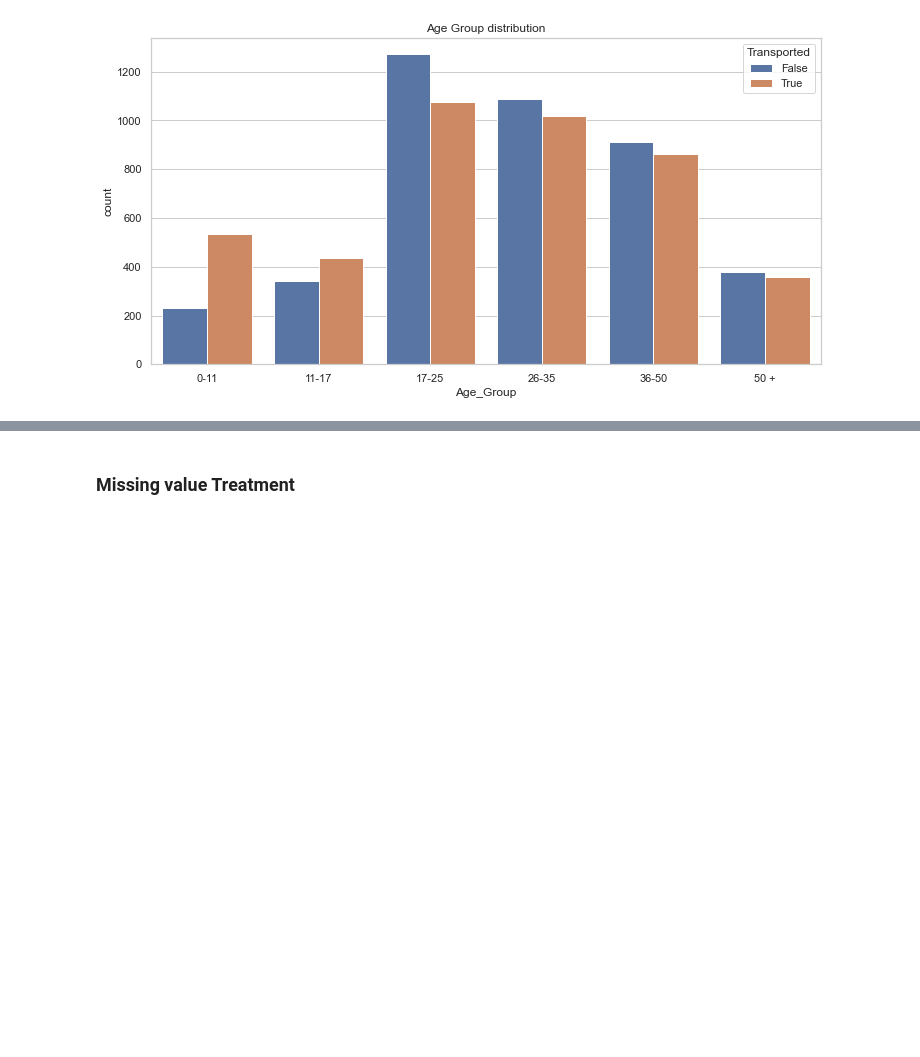
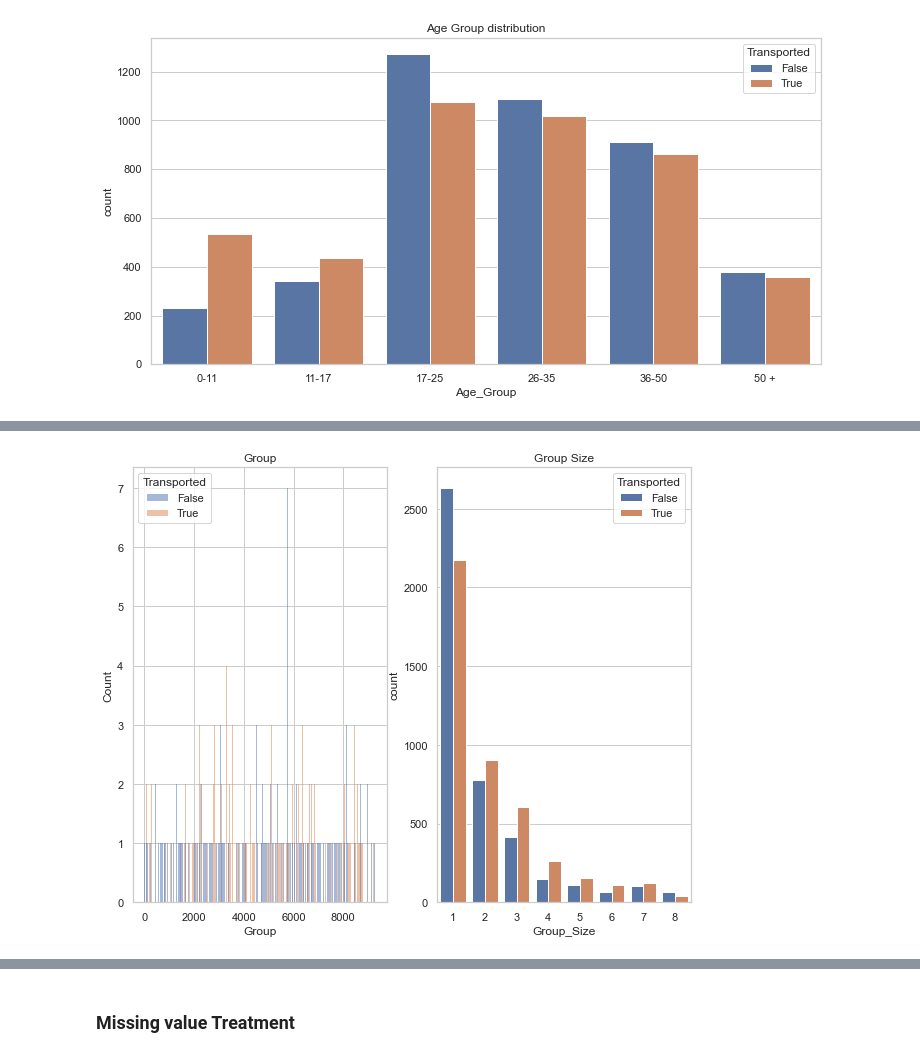
Before and after one commit to BharadwajPeringara/Spaceship_Titanic, a Jupyter notebook: spaceship.ipynb, the cells around one changed output, grey strips where cells are left out. Cells and saved outputs as stored; diff of their text form; code cells hidden in the pictures; blank space fills up the shorter version.

```diff
--- a/spaceship.ipynb
+++ b/spaceship.ipynb
@@ -235,0 +292,15 @@ Text(0.5, 1.0, 'Age Group distribution')
+# %%
+train_df['Group'] = train_df['PassengerId'].apply(lambda x : x.split('_')[0]).astype(int)
+train_df['Group_Size'] = train_df['Group'].map(lambda x : train_df['Group'].value_counts()[x])
+
+plt.figure(figsize=(10,8))
+plt.subplot(1,2,1)
+sns.histplot(data = train_df, x = 'Group', hue = 'Transported', binwidth = 1)
+plt.title('Group')
+
+plt.subplot(1,2,2)
+sns.countplot(data = train_df, x = 'Group_Size', hue = 'Transported')
+plt.title('Group Size')
+graph.tight_layout()
+# %% [output]
+[figure, added]
```
Also changed, not shown: parts of 8 cells of this notebook.
